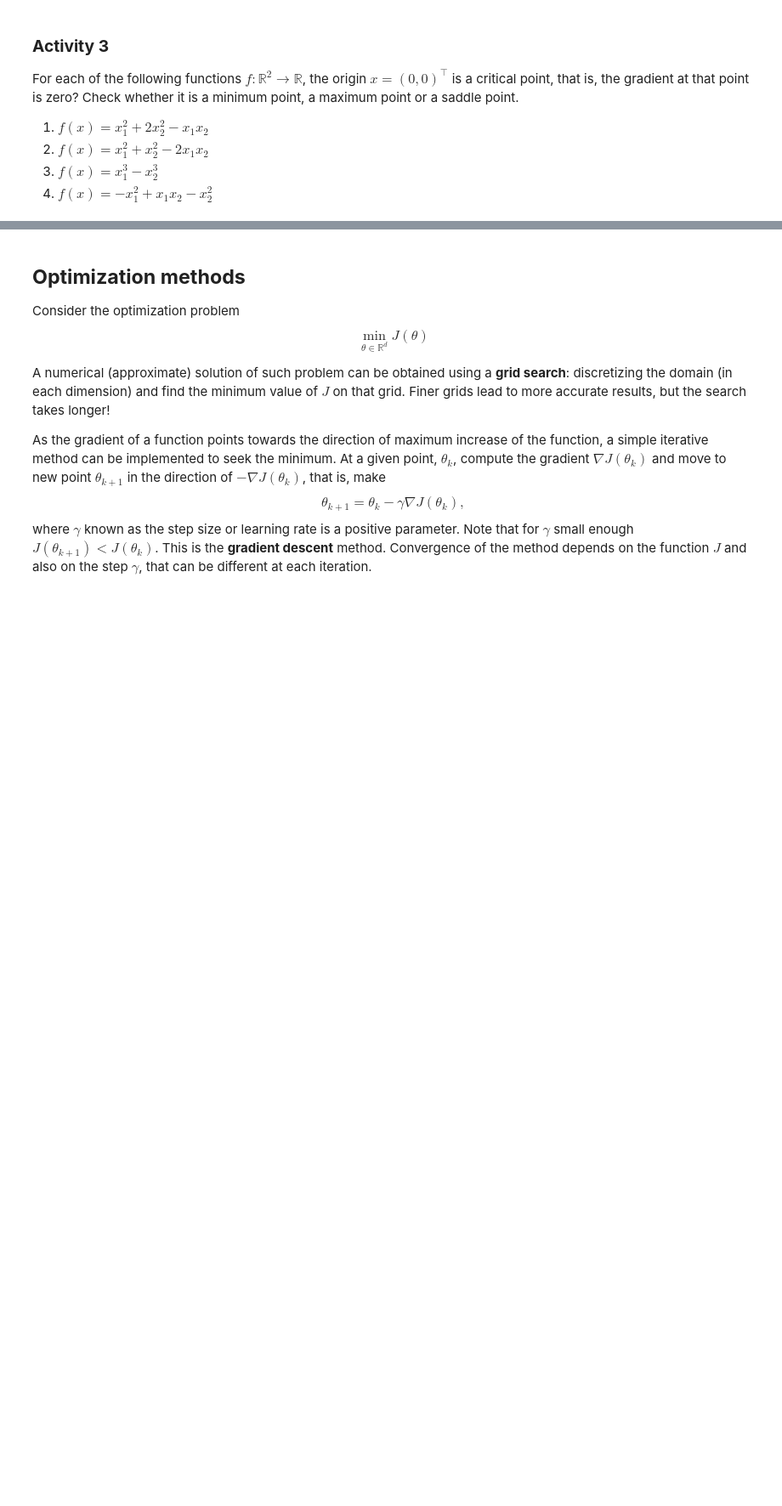
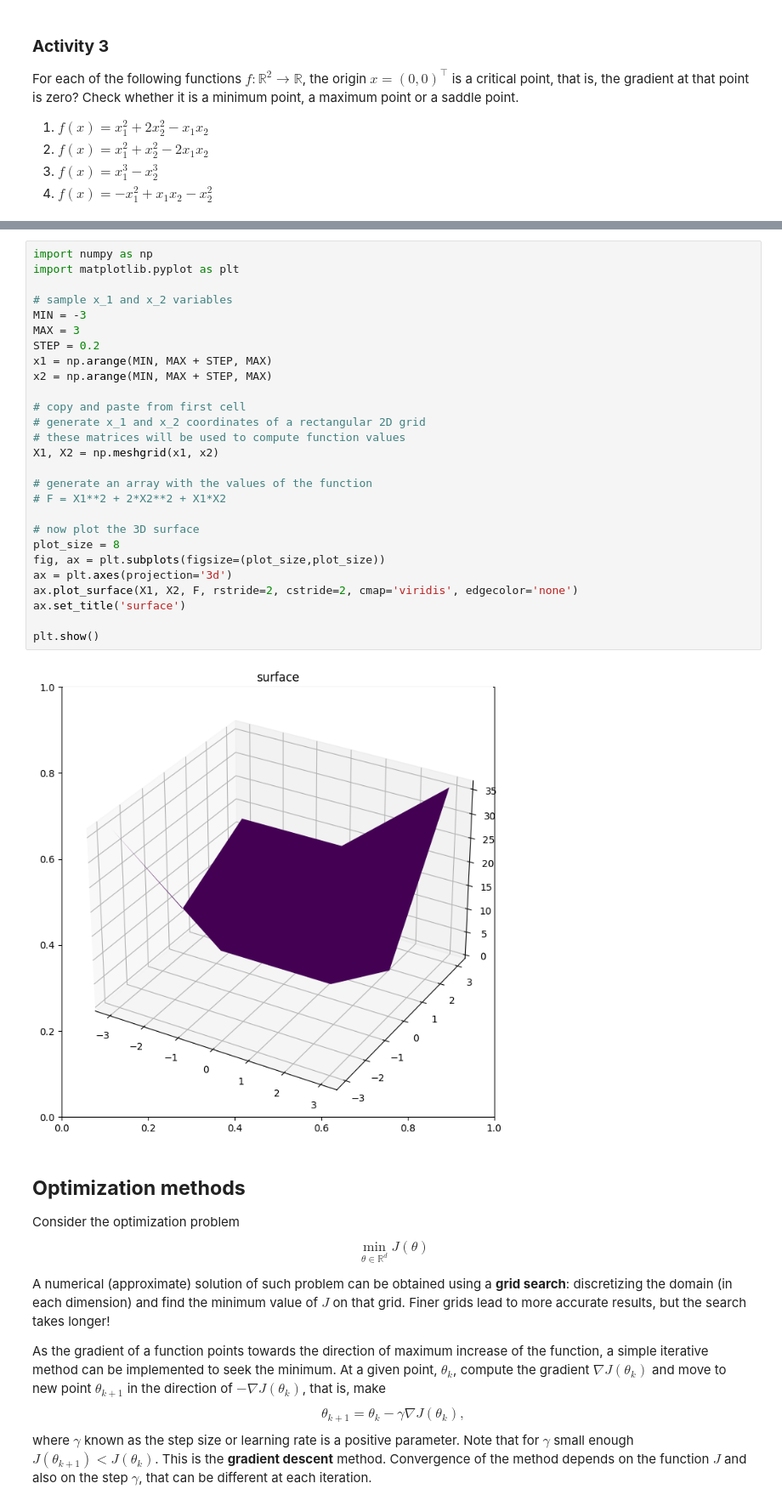
Before and after one commit to cthadeufaria/apc, a Jupyter notebook: lab02/ML_notebook02.ipynb, the cells around one changed output, grey strips where cells are left out. Shown at 85% size. Saved outputs shown, nothing was run; the diff lists cells and outputs as text; blank space fills up the shorter version.

```diff
--- a/lab02/ML_notebook02.ipynb
+++ b/lab02/ML_notebook02.ipynb
@@ -241,3 +262,32 @@ Check whether it is a minimum point, a maximum point or a saddle point.
+# %%
+import numpy as np
+import matplotlib.pyplot as plt
+
+# sample x_1 and x_2 variables
+MIN = -3
+MAX = 3
+STEP = 0.2
+x1 = np.arange(MIN, MAX + STEP, MAX)
+x2 = np.arange(MIN, MAX + STEP, MAX)
+
+# copy and paste from first cell
+# generate x_1 and x_2 coordinates of a rectangular 2D grid
+# these matrices will be used to compute function values
+X1, X2 = np.meshgrid(x1, x2)
+
+# generate an array with the values of the function
+# F = X1**2 + 2*X2**2 + X1*X2
+
+# now plot the 3D surface
+plot_size = 8
+fig, ax = plt.subplots(figsize=(plot_size,plot_size))
+ax = plt.axes(projection='3d')
+ax.plot_surface(X1, X2, F, rstride=2, cstride=2, cmap='viridis', edgecolor='none')
+ax.set_title('surface')
+
+plt.show()
+# %% [output]
+[figure, added]
 # %% [markdown]
 ## **Optimization methods**
 
```
Also changed, not shown: parts of 5 cells of this notebook.
